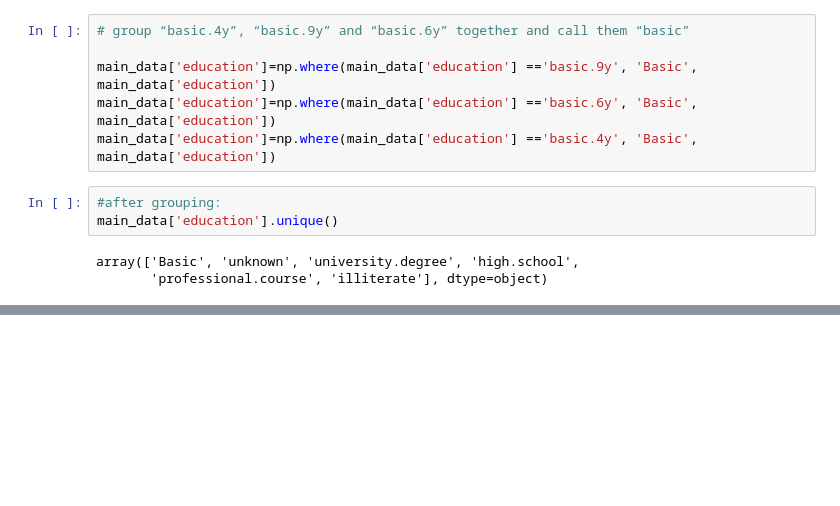
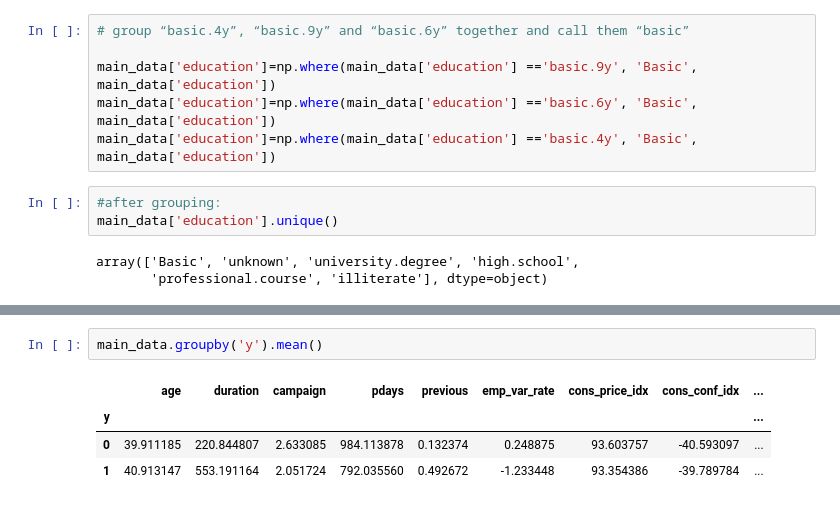
Before and after one commit to georgiev-ventsi/logistic-regression, a Jupyter notebook: logistical-regression.ipynb, the cells around one changed output, grey strips where cells are left out. Saved outputs shown, nothing was run; the diff lists cells and outputs as text; blank space fills up the shorter version.

```diff
--- a/logistical-regression.ipynb
+++ b/logistical-regression.ipynb
@@ -145,0 +180,7 @@ array(['Basic', 'unknown', 'university.degree', 'high.school',
+# %%
+main_data.groupby('y').mean()
+# %% [output]
+|  | age | duration | campaign | pdays | previous | emp_var_rate | cons_price_idx | cons_conf_idx | ... |
+| y |  |  |  |  |  |  |  |  | ... |
+| 0 | 39.911185 | 220.844807 | 2.633085 | 984.113878 | 0.132374 | 0.248875 | 93.603757 | -40.593097 | ... |
+| 1 | 40.913147 | 553.191164 | 2.051724 | 792.035560 | 0.492672 | -1.233448 | 93.354386 | -39.789784 | ... |
```
Also changed, not shown: parts of 5 cells of this notebook, 1 other file.
